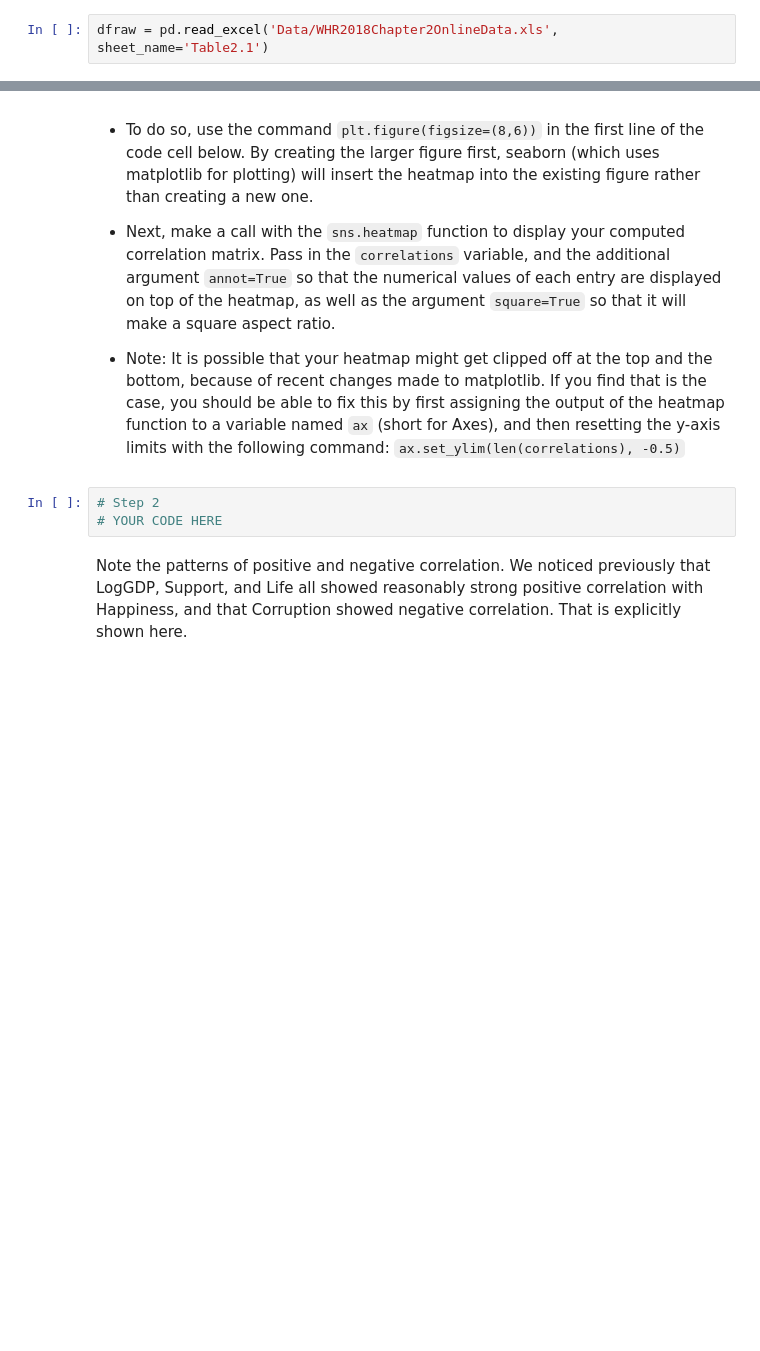
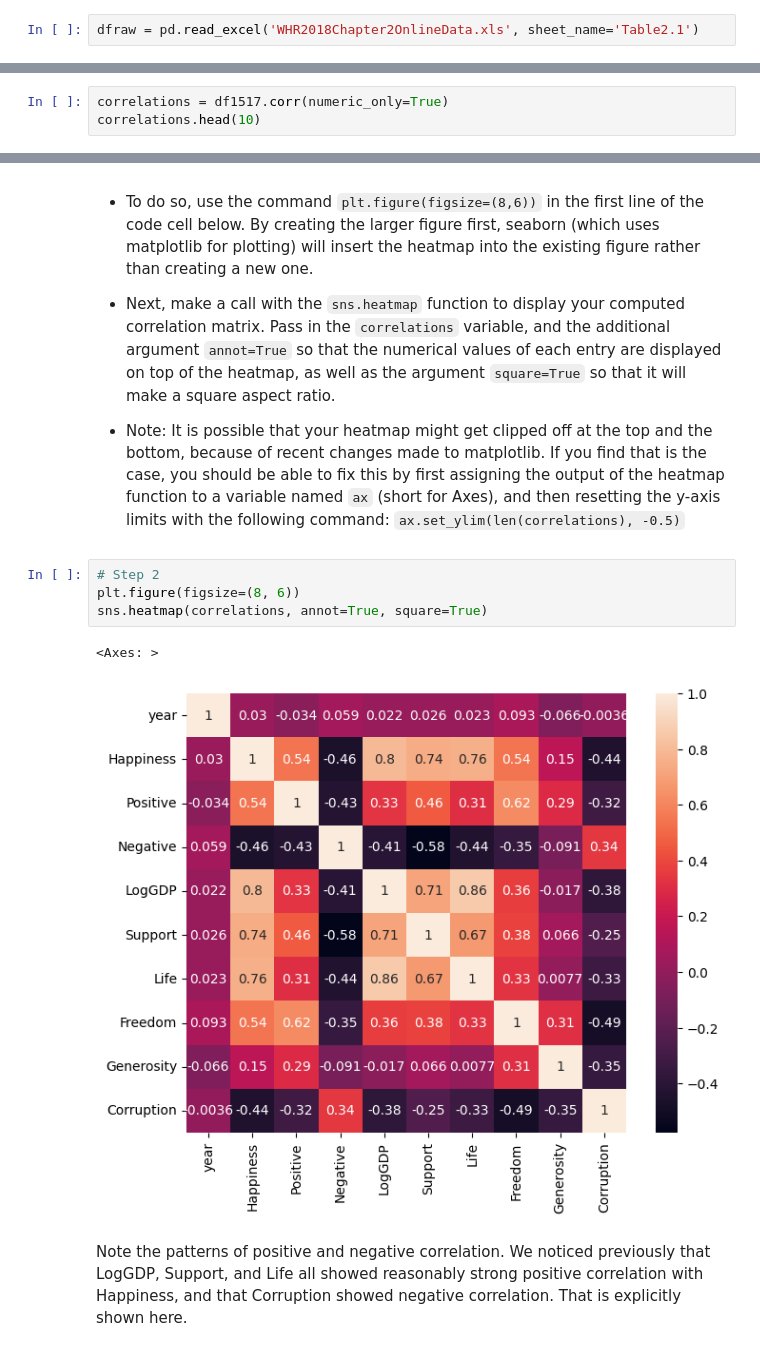
Before and after one commit to brownieboi3128/CIS_340, a Jupyter notebook: 5/5.2/Ex5.2_ComputeCorrelationsAmongVariables.ipynb, the cells around one changed output, grey strips where cells are left out. Drawn from its saved outputs; the diff is of its cells as text; blank space fills up the shorter version.

````diff
--- a/5/5.2/Ex5.2_ComputeCorrelationsAmongVariables.ipynb
+++ b/5/5.2/Ex5.2_ComputeCorrelationsAmongVariables.ipynb
@@ -21,7 +21,7 @@ import seaborn as sns
 import matplotlib.pyplot as plt
 pd.options.display.float_format = '{:.2f}'.format
 # %%
-dfraw = pd.read_excel('Data/WHR2018Chapter2OnlineData.xls', sheet_name='Table2.1')
+dfraw = pd.read_excel('WHR2018Chapter2OnlineData.xls', sheet_name='Table2.1')
 # %%
 cols_to_include = ['country', 'year', 'Life Ladder',
                    'Positive affect','Negative affect',
@@ -54,0 +60,3 @@
+# %%
+correlations = df1517.corr(numeric_only=True)
+correlations.head(10)
@@ -63,9 +83,13 @@ Prior to making the heatmap, create a matplotlib figure that is bigger than the
 - Next, make a call with the `sns.heatmap` function to display your computed correlation matrix.  Pass in the ```correlations``` variable, and the additional argument ```annot=True``` so that the numerical values of each entry are displayed on top of the heatmap, as well as the argument ```square=True``` so that it will make a square aspect ratio.
 
 - Note: It is possible that your heatmap might get clipped off at the top and the bottom, because of recent changes made to matplotlib.  If you find that is the case, you should be able to fix this by first assigning the output of the heatmap function to a variable named ```ax``` (short for Axes), and then resetting the y-axis limits with the following command: ```ax.set_ylim(len(correlations), -0.5)```
-# %%
-# Step 2
-# YOUR CODE HERE
+# %%
+# Step 2
+plt.figure(figsize=(8, 6))
+sns.heatmap(correlations, annot=True, square=True)
+# %% [output]
+<Axes: >
+[figure, added]
 # %% [markdown]
 Note the patterns of positive and negative correlation.  We noticed previously that LogGDP, Support, and Life all showed reasonably strong positive correlation with Happiness, and that Corruption showed negative correlation.  That is explicitly shown here.
 # %% [markdown]
````
Also changed, not shown: parts of 11 cells of this notebook.
